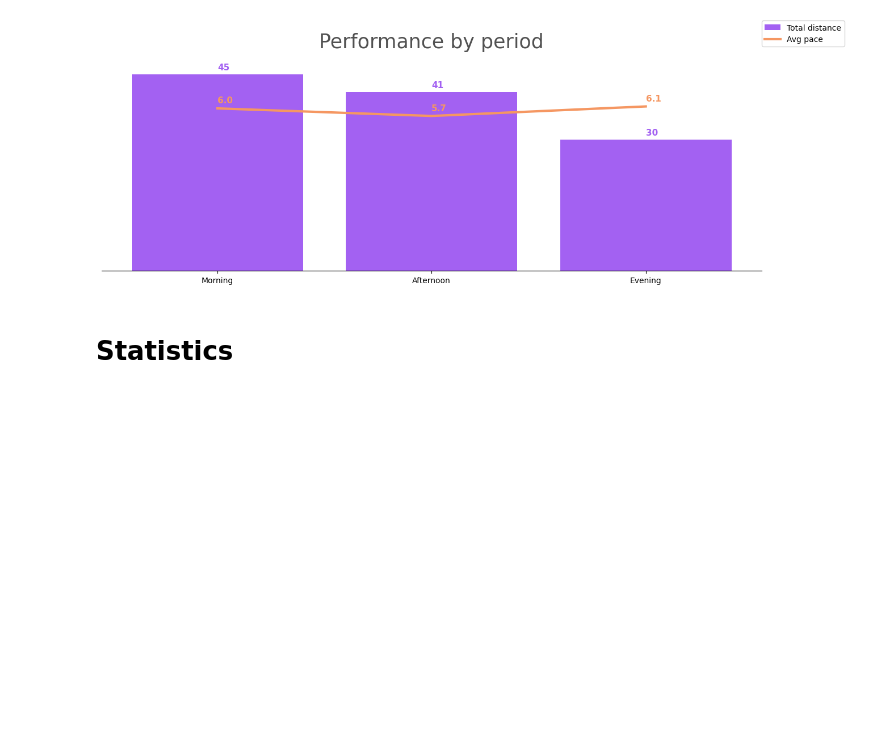
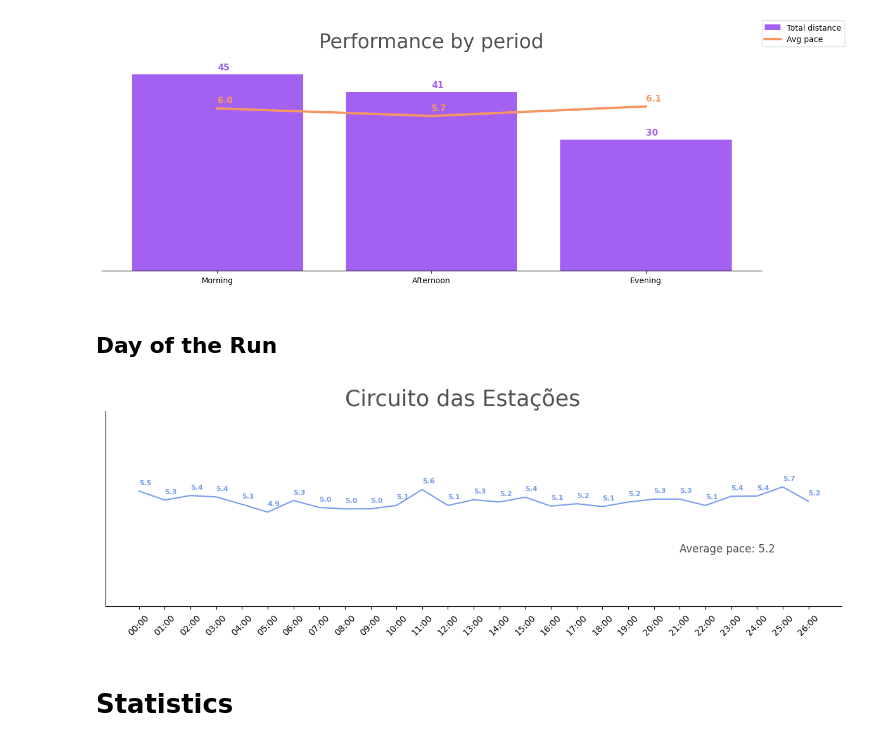
Before and after one commit to eduardoscovino/running-analytics, a Jupyter notebook: Analysis.ipynb, the cells around one changed output. Saved outputs shown, nothing was run; the diff lists cells and outputs as text; code cells hidden in the pictures; blank space fills up the shorter version.

```diff
--- a/Analysis.ipynb
+++ b/Analysis.ipynb
@@ -199,6 +219,29 @@ fig.legend()
 plt.show()
 # %% [output]
 [figure]
+# %% [markdown]
+## Day of the Run
+# %%
+df_run = df[df['date'] == '2024-07-28']
+
+fig, ax = plt.subplots(figsize = (15, 4))
+
+ax.plot(df_run['time'], df_run['pace'], color=BLUE)
+ax.set_ylim(2,8)
+ax.tick_params(axis='x', rotation=45)
+ax.spines[['right', 'top']].set_visible(False)
+ax.set_yticks([])
+
+for i in range(0, len(df_run), 1):
+    ax.text(
+        df_run['time'][i], df_run['pace'][i]+0.2, f"{df_run['pace'][i]:.1f}", fontsize=8, fontweight='bold', color=BLUE
+    )
+
+ax.text('08:00', df_run['pace'].max()+2.5, 'Circuito das Estações', fontsize=25, color=GRAY)
+
+ax.text('21:00', df_run['pace'].max()-2, F"Average pace: {df_run['pace'].mean():.1f}", fontsize=12, color=GRAY);
+# %% [output]
+[figure, added]
 # %% [markdown]
 # Statistics
 # %% [markdown]
```
Also changed, not shown: parts of 19 cells of this notebook, 13 other files.
